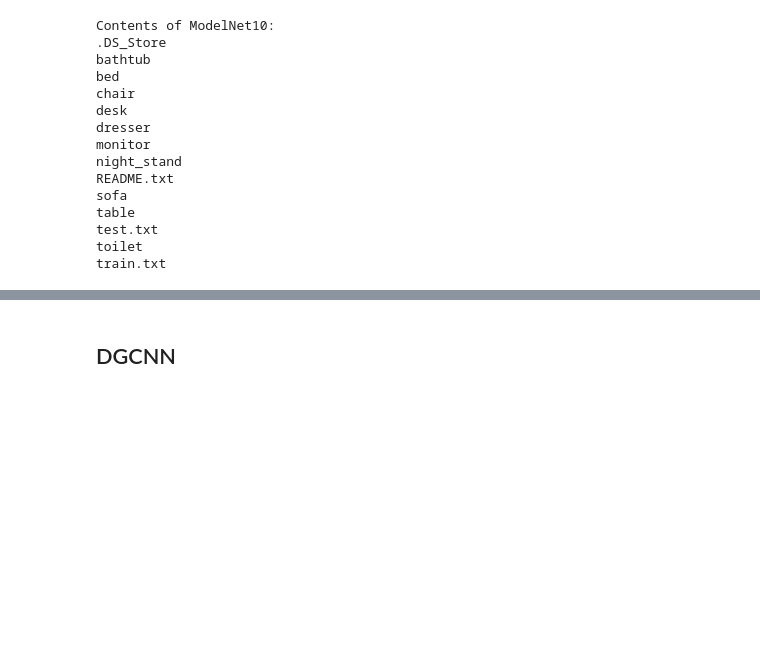
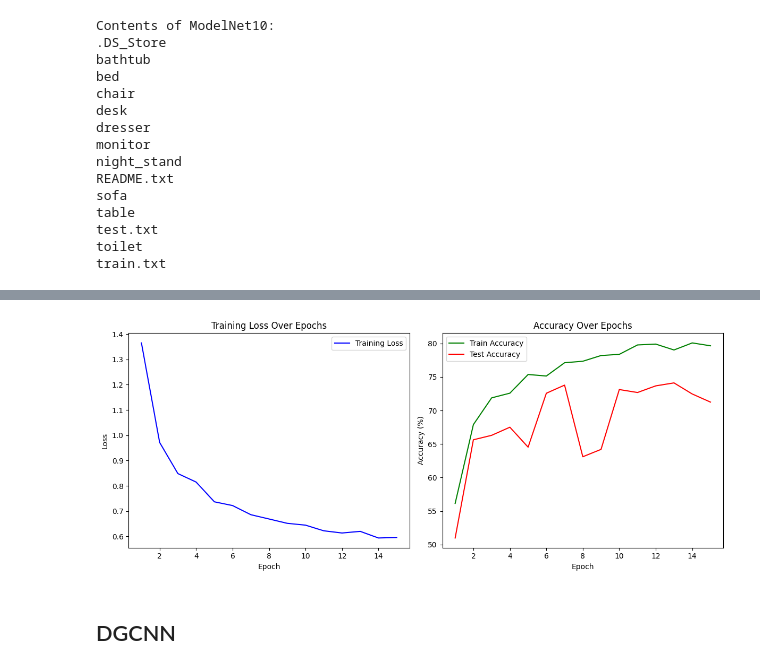
Before and after one commit to danebencedavid/projects, a Jupyter notebook: projekt.ipynb, the cells around one changed output, grey strips where cells are left out. Saved outputs shown, nothing was run; the diff lists cells and outputs as text; code cells hidden in the pictures; blank space fills up the shorter version.

```diff
--- a/projekt.ipynb
+++ b/projekt.ipynb
@@ -251,7 +314,7 @@ test_dataset = ModelNetDataset(root=d_path, split='test', npoints=1024, data_aug
 # %%
 batch_size = 32
 npoints = 1024
-epochs = 13
+epochs = 15
 learning_rate = 0.0005
 
 train_loader = DataLoader(train_dataset, batch_size=batch_size, shuffle=True, num_workers=4)
@@ -285,6 +348,10 @@ classifier.to(device)
 optimizer = optim.Adam(classifier.parameters(), lr=learning_rate,weight_decay=1e-3)
 
 
+train_losses = []
+train_accuracies = []
+test_accuracies = []
+
 for epoch in range(epochs):
     classifier.train()
     running_loss = 0.0
@@ -293,20 +360,14 @@ for epoch in range(epochs):
 
     for i, (points, labels) in enumerate(train_loader):
         points, labels = points.float().to(device), labels.long().to(device)
-
-
         points = points.transpose(2, 1)
-
         labels = labels.squeeze()
 
         optimizer.zero_grad()
-
         outputs, *_ = classifier(points)
-
         loss = F.cross_entropy(outputs, labels)
 
         loss.backward()
-
         optimizer.step()
 
         running_loss += loss.item()
@@ -316,6 +377,9 @@ for epoch in range(epochs):
 
     epoch_loss = running_loss / len(train_loader)
     epoch_accuracy = 100 * correct / total
+    train_losses.append(epoch_loss)
+    train_accuracies.append(epoch_accuracy)
+
     print(f"Epoch [{epoch+1}/{epochs}], Loss: {epoch_loss:.4f}, Accuracy: {epoch_accuracy:.2f}%")
 
     classifier.eval()
@@ -325,7 +389,6 @@ for epoch in range(epochs):
         for points, labels in test_loader:
             points, labels = points.float().to(device), labels.long().to(device)
             points = points.transpose(2, 1)
-
             labels = labels.squeeze()
 
             outputs, *_ = classifier(points)
@@ -334,5 +397,27 @@ for epoch in range(epochs):
             correct += (predicted == labels).sum().item()
 
     test_accuracy = 100 * correct / total
+    test_accuracies.append(test_accuracy)
+
     print(f"Test Accuracy after Epoch [{epoch+1}/{epochs}]: {test_accuracy:.2f}%")
+
+plt.figure(figsize=(12, 5))
+
+plt.subplot(1, 2, 1)
+plt.plot(range(1, epochs+1), train_losses, label="Training Loss", color='blue')
+plt.xlabel("Epoch")
+plt.ylabel("Loss")
+plt.title("Training Loss Over Epochs")
+plt.legend()
+
+plt.subplot(1, 2, 2)
+plt.plot(range(1, epochs+1), train_accuracies, label="Train Accuracy", color='green')
+plt.plot(range(1, epochs+1), test_accuracies, label="Test Accuracy", color='red')
+plt.xlabel("Epoch")
+plt.ylabel("Accuracy (%)")
+plt.title("Accuracy Over Epochs")
+plt.legend()
+
+plt.tight_layout()
+plt.show()
 # %% [output]
@@ -356,3 +441,4 @@ Test Accuracy after Epoch [13/13]: 71.04%
+[figure, added]
 # %% [markdown]
 ## DGCNN
 # %%
```
Also changed, not shown: parts of 6 cells of this notebook.
